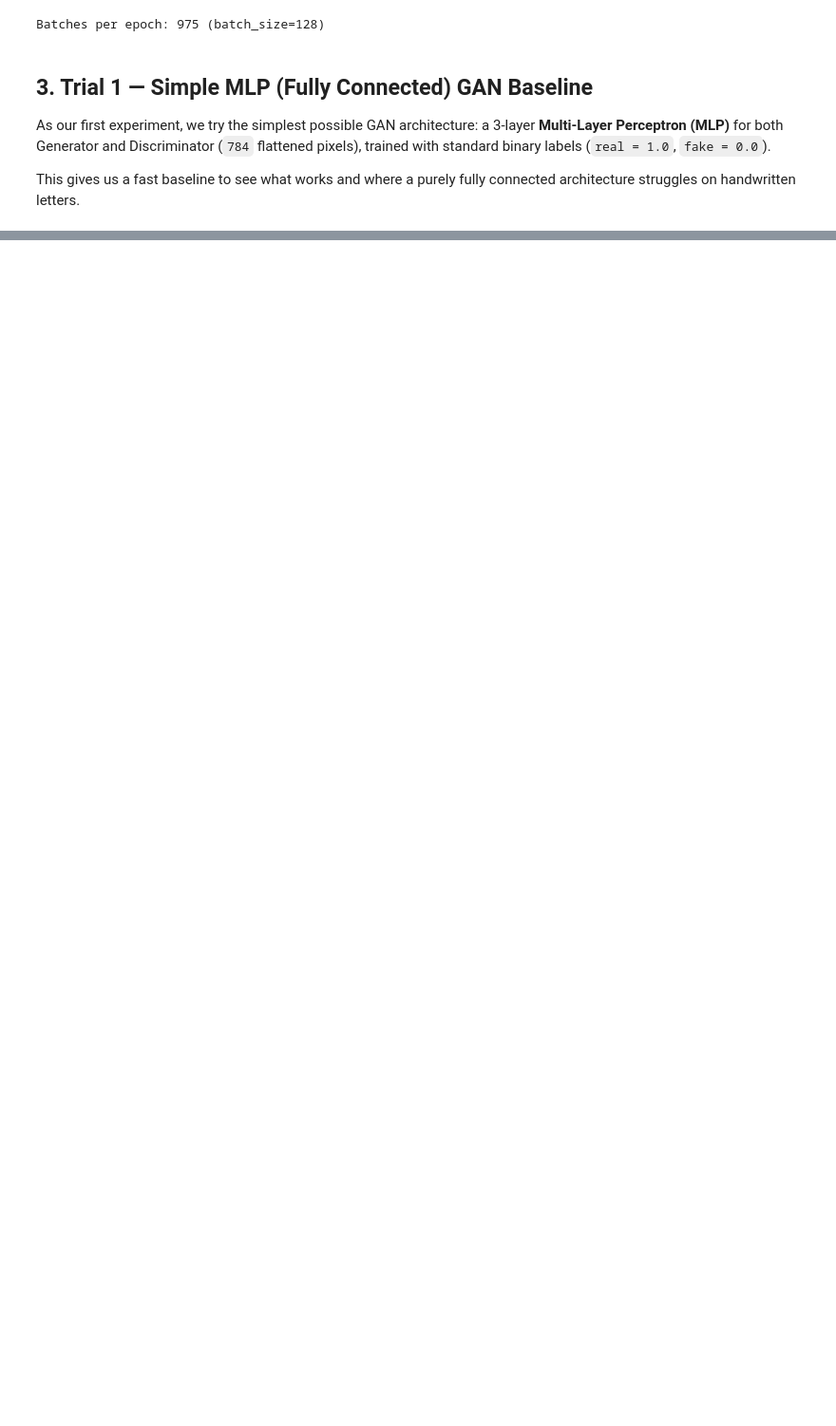
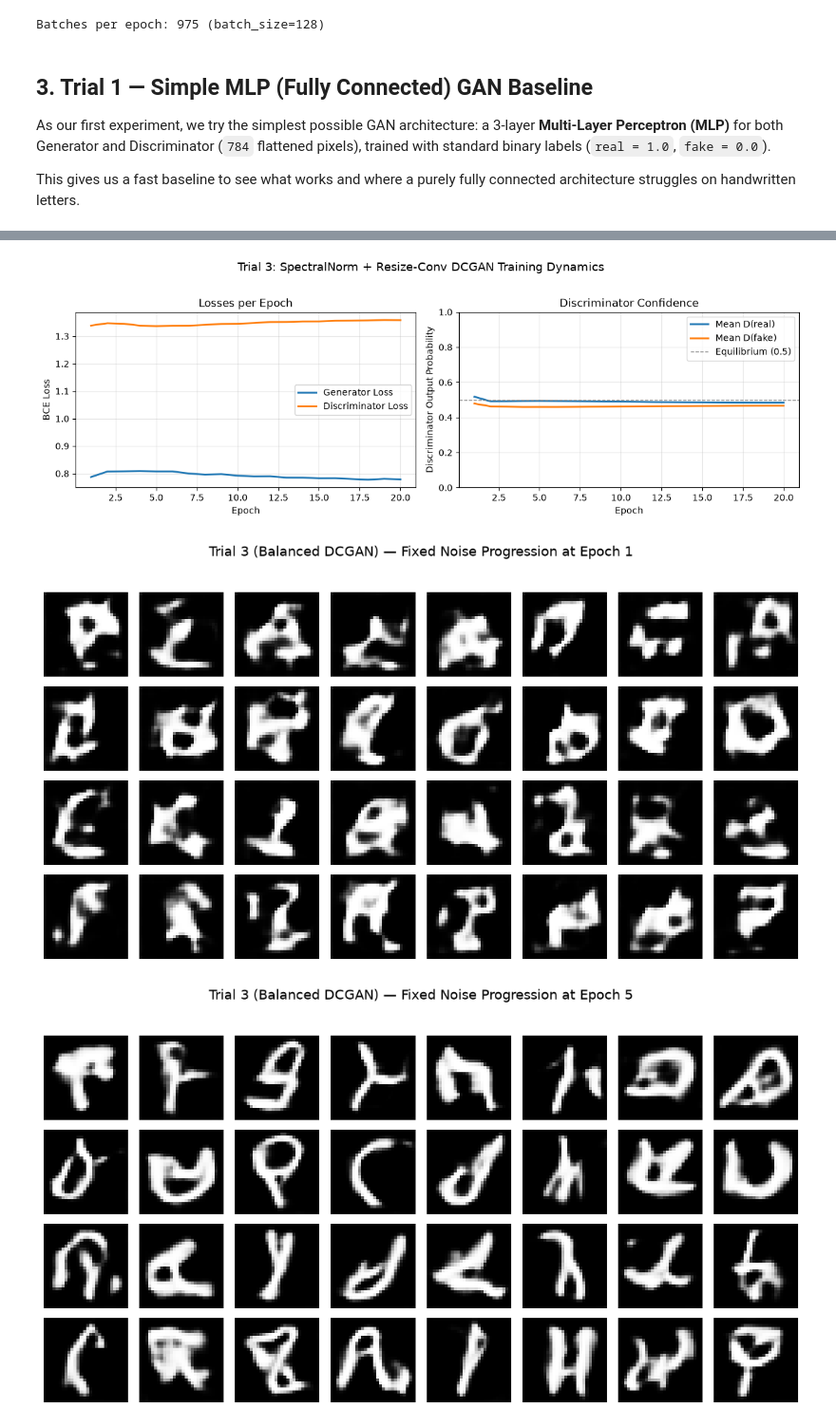
Before and after one commit to MateuszNiezgodka/GAN, a Jupyter notebook: notebooks/01_grade3_basic_gan.ipynb, the cells around one changed output, grey strips where cells are left out. Shown at 95% size. Cells and saved outputs as stored; diff of their text form; code cells hidden in the pictures; blank space fills up the shorter version.

```diff
--- a/notebooks/01_grade3_basic_gan.ipynb
+++ b/notebooks/01_grade3_basic_gan.ipynb
@@ -313,0 +383,21 @@ for epoch in (1, 5, 15, 25):
+# %%
+plot_training_losses(
+    trial3_history["g_losses"],
+    trial3_history["d_losses"],
+    trial3_history["d_real_scores"],
+    trial3_history["d_fake_scores"],
+    title="Trial 3: SpectralNorm + Resize-Conv DCGAN Training Dynamics",
+    save_path=OUTPUT_DIR / "trial3_dcgan_losses.png",
+)
+
+for epoch in (1, 5, 10, 20):
+    show_image_grid(
+        trial3_history["snapshots"][epoch],
+        nrow=8,
+        title=f"Trial 3 (Balanced DCGAN) — Fixed Noise Progression at Epoch {epoch}",
+        save_path=OUTPUT_DIR / f"trial3_dcgan_epoch_{epoch:02d}.png",
+    )
+# %% [output]
+[figure, added]
+[figure, added]
+[figure, added]
```
Also changed, not shown: parts of 20 cells of this notebook, 3 other files.
